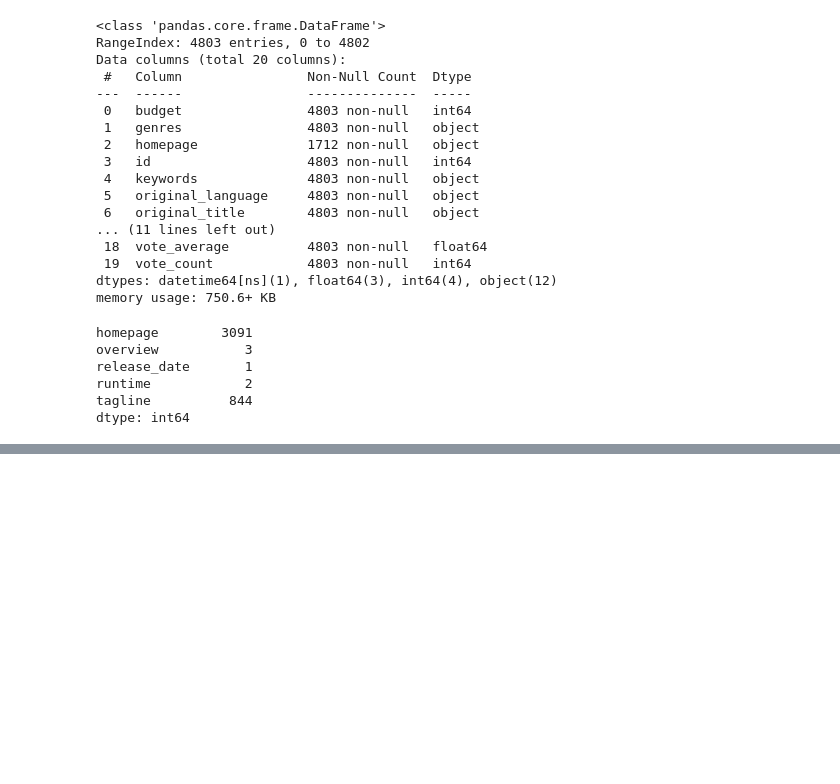
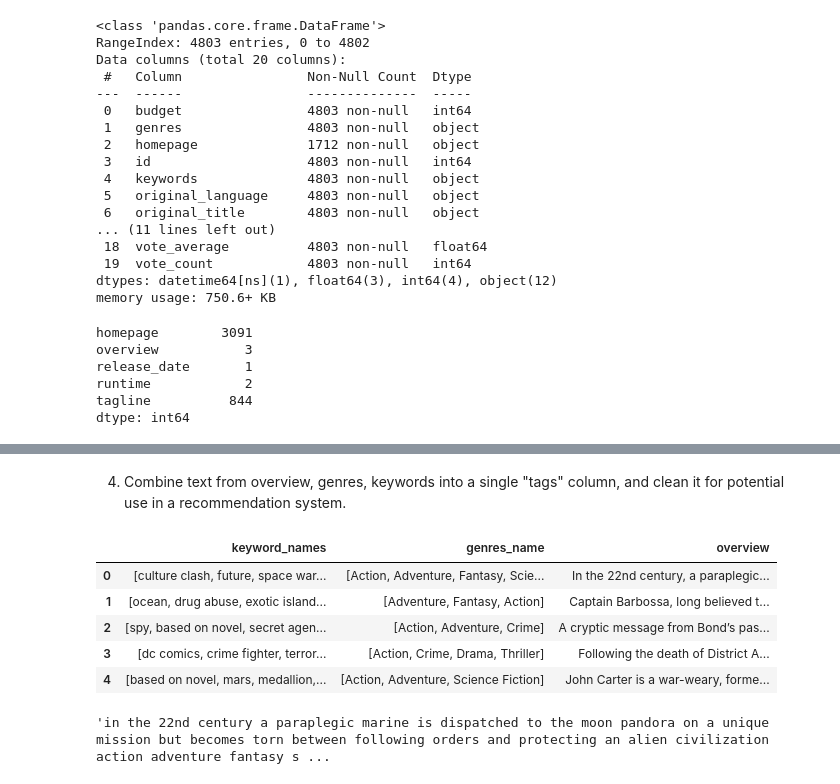
Before and after one commit to r-tavakoli/ai-ml-exercises, a Jupyter notebook: pandas/005_movie_explorer.ipynb, the cells around one changed output, grey strips where cells are left out. Saved outputs shown, nothing was run; the diff lists cells and outputs as text; code cells hidden in the pictures; blank space fills up the shorter version.

```diff
--- a/pandas/005_movie_explorer.ipynb
+++ b/pandas/005_movie_explorer.ipynb
@@ -47,0 +113,12 @@ ProfileReport(movies).to_file("005_eda_analysis_report.html")
+# %% [markdown]
+4. Combine text from overview, genres, keywords into a single "tags" column, and clean it for potential use in a recommendation system.
+# %%
+movies['keyword_names'] = movies['keywords'].apply(extract_data, attribute_name='name')
+movies[['keyword_names', 'genres_name', 'overview']].head()
+# %% [output]
+|  | keyword_names | genres_name | overview |
+| 0 | [culture clash, future, space war... | [Action, Adventure, Fantasy, Scie... | In the 22nd century, a paraplegic... |
+| 1 | [ocean, drug abuse, exotic island... | [Adventure, Fantasy, Action] | Captain Barbossa, long believed t... |
+| 2 | [spy, based on novel, secret agen... | [Action, Adventure, Crime] | A cryptic message from Bond’s pas... |
+| 3 | [dc comics, crime fighter, terror... | [Action, Crime, Drama, Thriller] | Following the death of District A... |
+| 4 | [based on novel, mars, medallion,... | [Action, Adventure, Science Fiction] | John Carter is a war-weary, forme... |
@@ -47,0 +180,4 @@ ProfileReport(movies).to_file("005_eda_analysis_report.html")
+# %%
+movies_cleaned_text.iloc[0]['tags']
+# %% [output]
+'in the 22nd century a paraplegic marine is dispatched to the moon pandora on a unique mission but becomes torn between following orders and protecting an alien civilization action adventure fantasy s ...
```
Also changed, not shown: parts of 17 cells of this notebook, 3 other files.
